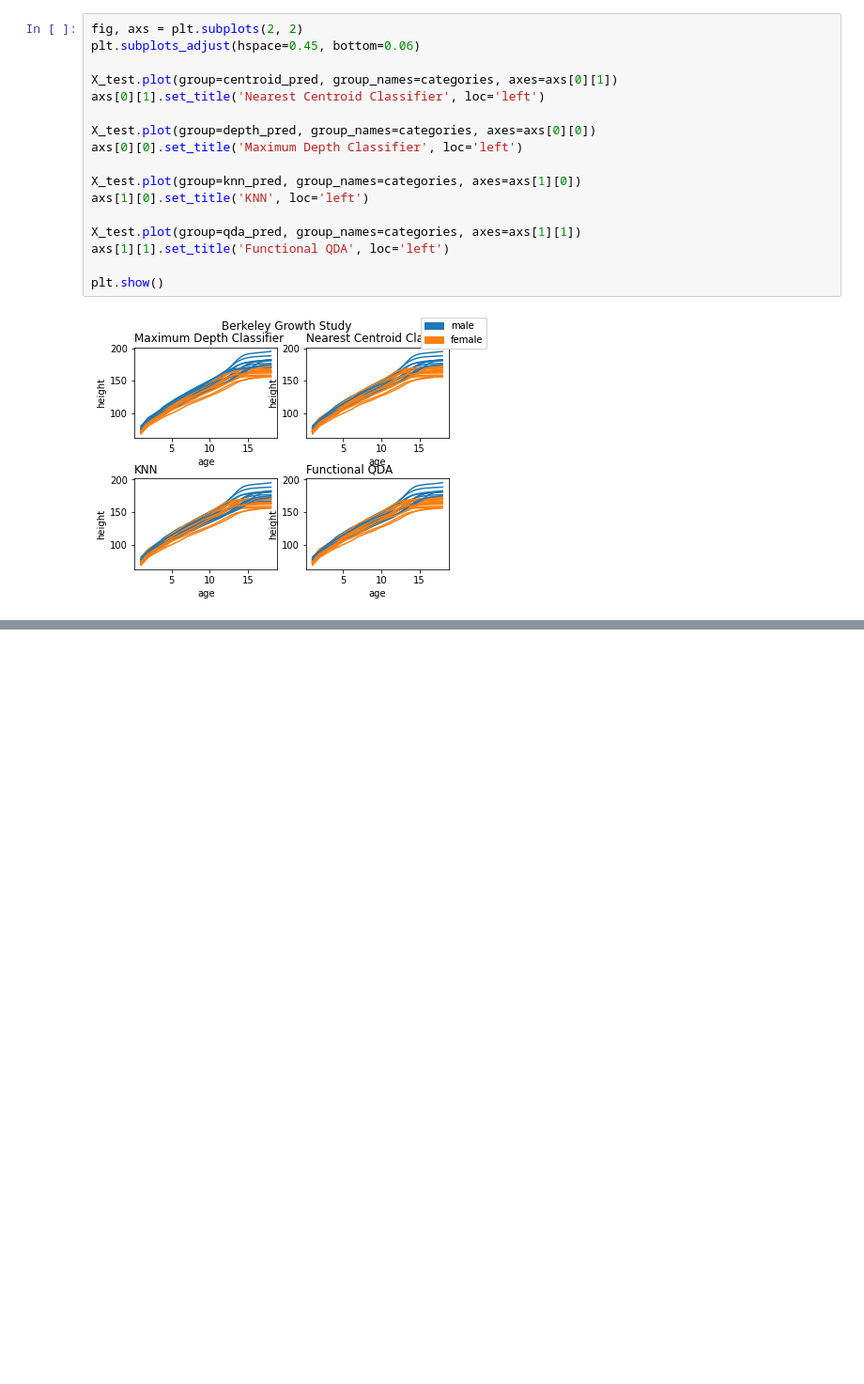
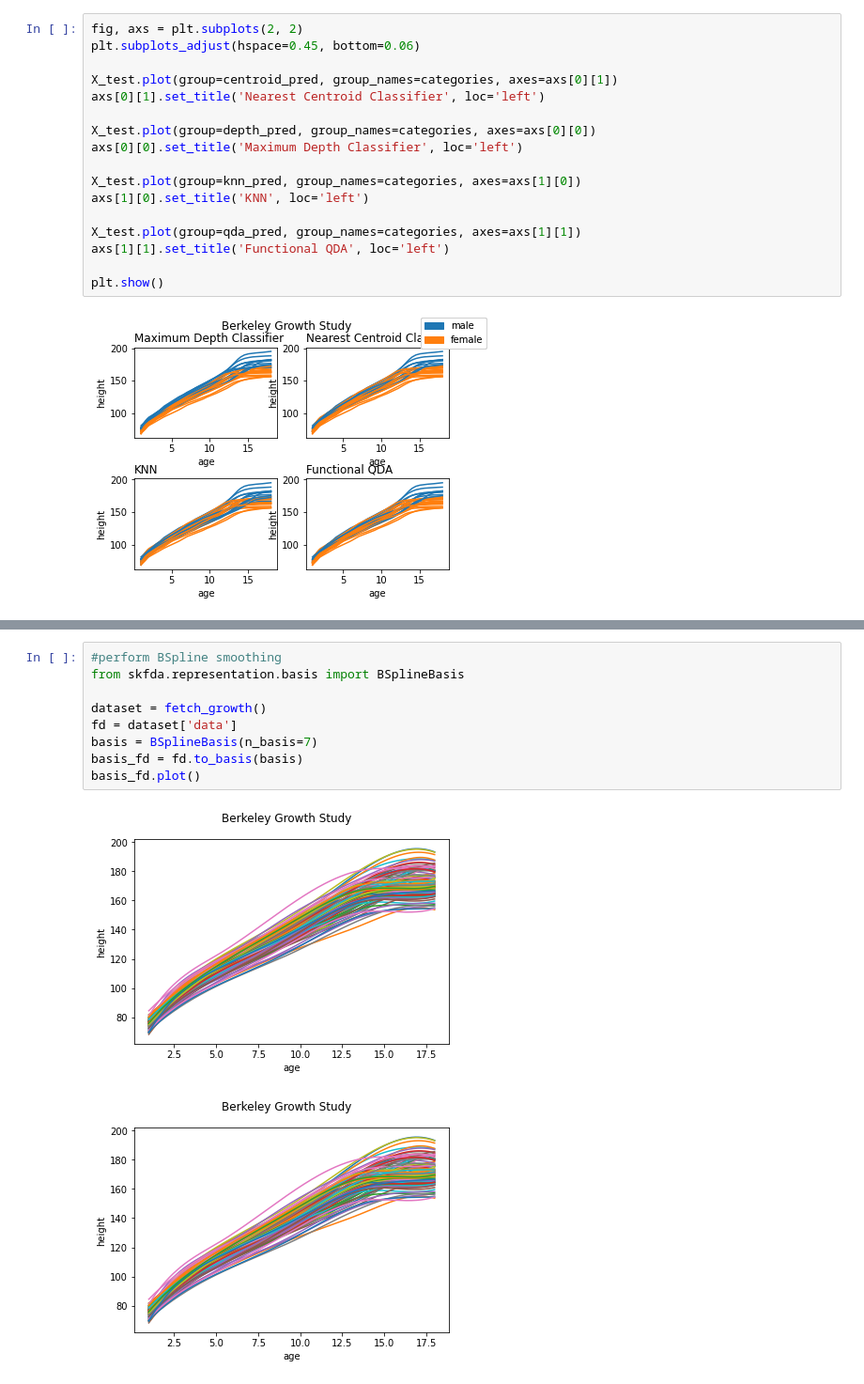
Before and after one commit to ruckapark/FDA, a Jupyter notebook: FDA_growth_example.ipynb, the cells around one changed output, grey strips where cells are left out. Shown at 94% size. Drawn from its saved outputs; the diff is of its cells as text; blank space fills up the shorter version.

```diff
--- a/FDA_growth_example.ipynb
+++ b/FDA_growth_example.ipynb
@@ -198,0 +234,12 @@ plt.show()
+# %%
+#perform BSpline smoothing
+from skfda.representation.basis import BSplineBasis
+
+dataset = fetch_growth()
+fd = dataset['data']
+basis = BSplineBasis(n_basis=7)
+basis_fd = fd.to_basis(basis)
+basis_fd.plot()
+# %% [output]
+[figure, added]
+[figure, added]
```
Also changed, not shown: parts of 16 cells of this notebook, 1 other file.
